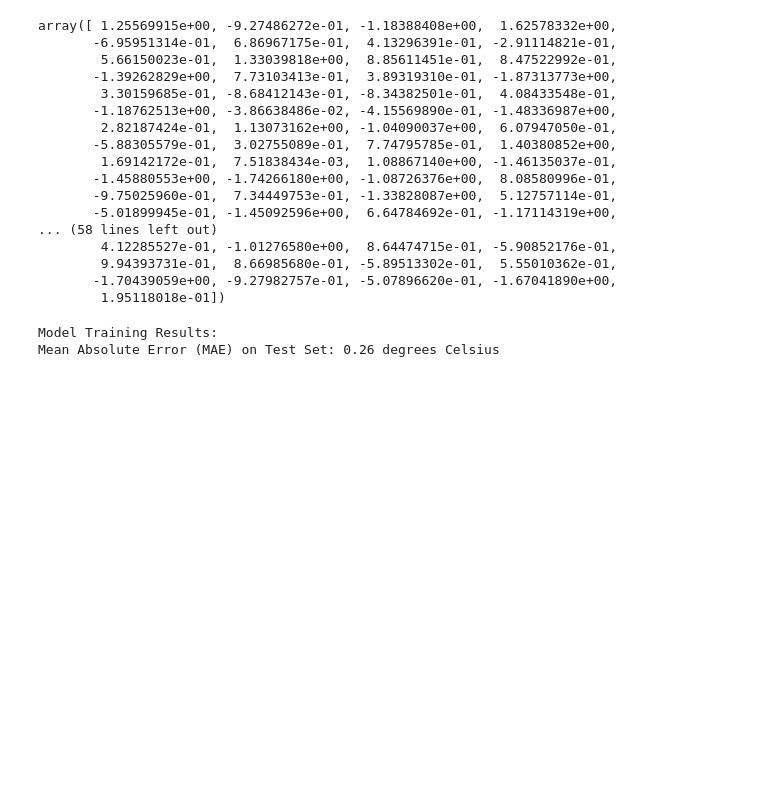
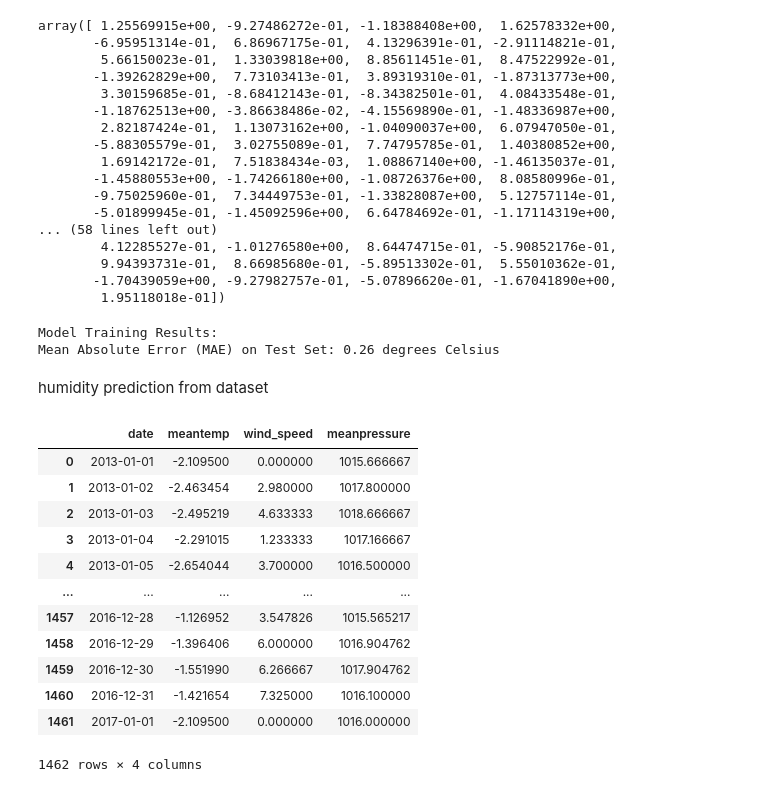
Before and after one commit to harishraj2108/prediction--project, a Jupyter notebook: climate_prediction.ipynb, the cells around one changed output. Saved outputs shown, nothing was run; the diff lists cells and outputs as text; code cells hidden in the pictures; blank space fills up the shorter version.

```diff
--- a/climate_prediction.ipynb
+++ b/climate_prediction.ipynb
@@ -225,3 +229,5 @@ print(f"Mean Absolute Error (MAE) on Test Set: {mae:.2f} degrees Celsius")
 # %% [output]
 Model Training Results:
 Mean Absolute Error (MAE) on Test Set: 0.26 degrees Celsius
+# %% [markdown]
+humidity prediction from dataset
@@ -227,0 +237,16 @@ Mean Absolute Error (MAE) on Test Set: 0.26 degrees Celsius
+# %%
+a
+# %% [output]
+|  | date | meantemp | wind_speed | meanpressure |
+| 0 | 2013-01-01 | -2.109500 | 0.000000 | 1015.666667 |
+| 1 | 2013-01-02 | -2.463454 | 2.980000 | 1017.800000 |
+| 2 | 2013-01-03 | -2.495219 | 4.633333 | 1018.666667 |
+| 3 | 2013-01-04 | -2.291015 | 1.233333 | 1017.166667 |
+| 4 | 2013-01-05 | -2.654044 | 3.700000 | 1016.500000 |
+| ... | ... | ... | ... | ... |
+| 1457 | 2016-12-28 | -1.126952 | 3.547826 | 1015.565217 |
+| 1458 | 2016-12-29 | -1.396406 | 6.000000 | 1016.904762 |
+| 1459 | 2016-12-30 | -1.551990 | 6.266667 | 1017.904762 |
+| 1460 | 2016-12-31 | -1.421654 | 7.325000 | 1016.100000 |
+| 1461 | 2017-01-01 | -2.109500 | 0.000000 | 1016.000000 |
+1462 rows × 4 columns
```
Also changed, not shown: parts of 33 cells of this notebook.
